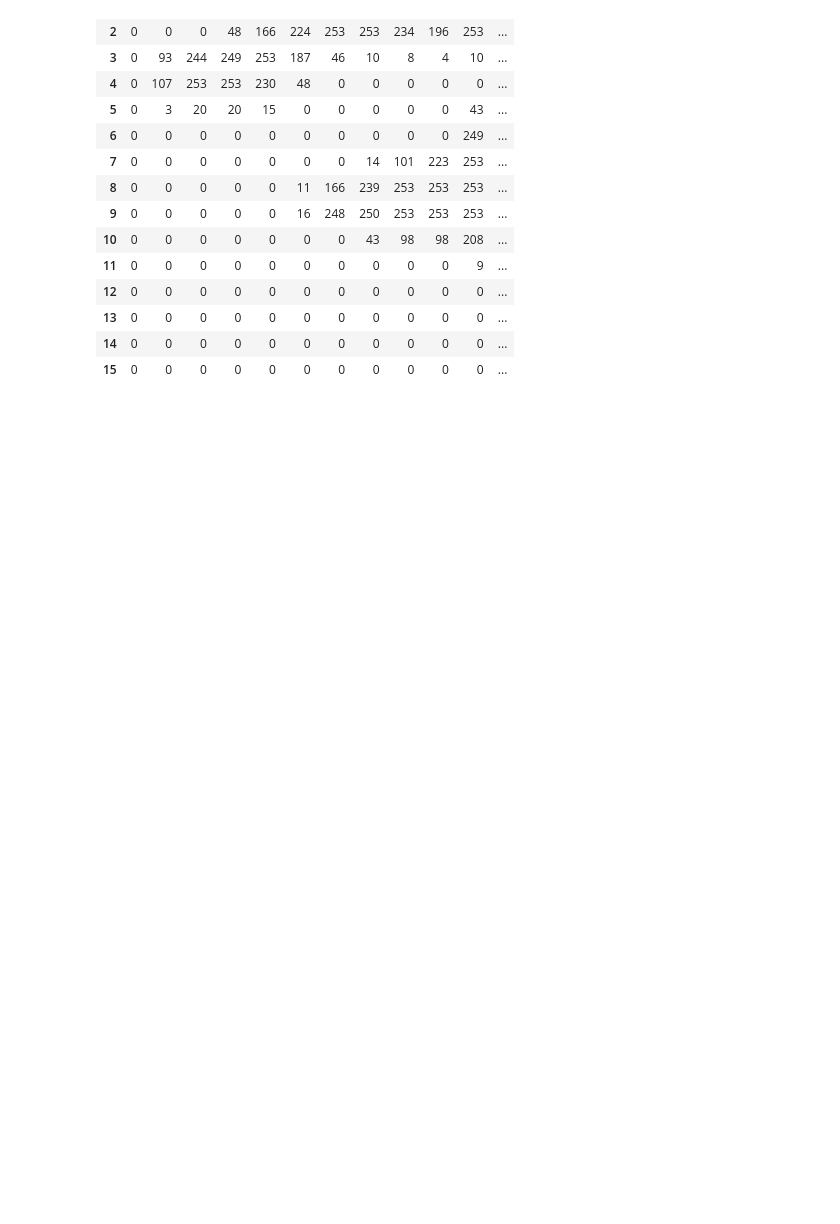
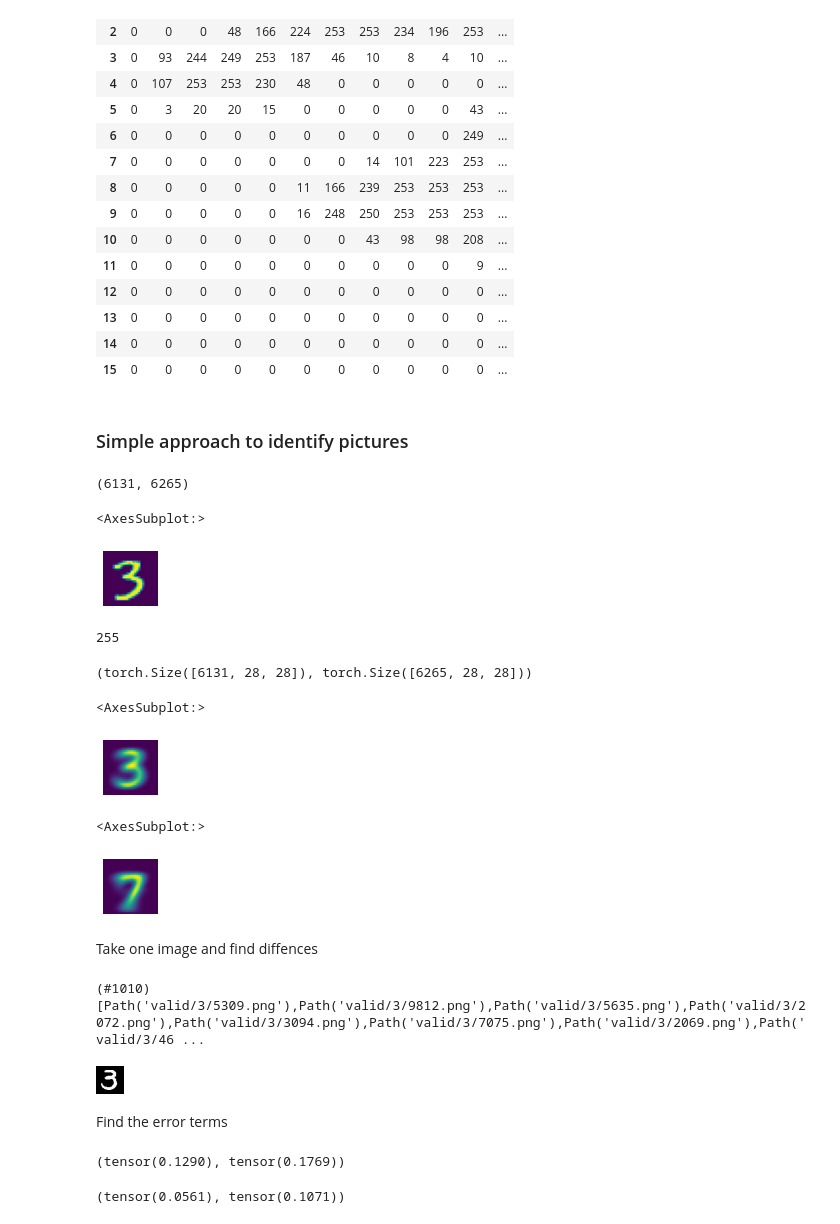
Before and after one commit to harsh1kumar/learning, a Jupyter notebook: fastai/03_mnist.ipynb, the cells around one changed output. Saved outputs shown, nothing was run; the diff lists cells and outputs as text; code cells hidden in the pictures; blank space fills up the shorter version.

Commit message:
[fastai]: Added simple character recognition for MNIST Sample

```diff
--- a/fastai/03_mnist.ipynb
+++ b/fastai/03_mnist.ipynb
@@ -79,3 +83,49 @@ three_df.style.set_properties().background_gradient('Greys')
 | 13 | 0 | 0 | 0 | 0 | 0 | 0 | 0 | 0 | 0 | 0 | 0 | ... |
 | 14 | 0 | 0 | 0 | 0 | 0 | 0 | 0 | 0 | 0 | 0 | 0 | ... |
 | 15 | 0 | 0 | 0 | 0 | 0 | 0 | 0 | 0 | 0 | 0 | 0 | ... |
+# %% [markdown]
+### Simple approach to identify pictures
+# %%
+threes_list = [tensor(Image.open(o)) for o in threes]
+sevens_list = [tensor(Image.open(o)) for o in sevens]
+len(threes_list), len(sevens_list)
+# %% [output]
+(6131, 6265)
+# %%
+show_image(threes_list[1])
+# %% [output]
+<AxesSubplot:>
+[figure, added]
+# %%
+max([int(threes_list[i].max()) for i in range(len(threes_list))])
+# %% [output]
+255
+# %%
+threes_stacked = torch.stack(threes_list).float()/255
+sevens_stacked = torch.stack(sevens_list).float()/255
+threes_stacked.shape, sevens_stacked.shape
+# %% [output]
+(torch.Size([6131, 28, 28]), torch.Size([6265, 28, 28]))
+# %%
+avg_three = threes_stacked.mean(0)
+show_image(avg_three)
+# %% [output]
+<AxesSubplot:>
+[figure, added]
+# %%
+avg_seven = sevens_stacked.mean(0)
+show_image(avg_seven)
+# %% [output]
+<AxesSubplot:>
+[figure, added]
+# %% [markdown]
+Take one image and find diffences
+# %%
+(path/'valid'/'3').ls()
+# %% [output]
+(#1010) [Path('valid/3/5309.png'),Path('valid/3/9812.png'),Path('valid/3/5635.png'),Path('valid/3/2072.png'),Path('valid/3/3094.png'),Path('valid/3/7075.png'),Path('valid/3/2069.png'),Path('valid/3/46 ...
+# %%
+test_image = Image.open((path/'valid'/'3'/'5309.png'))
+test_image
+# %% [output]
+[figure, added]
@@ -81,0 +134,14 @@ three_df.style.set_properties().background_gradient('Greys')
+# %% [markdown]
+Find the error terms
+# %%
+l1_with_3 = (test_image_fin - avg_three).abs().mean()
+l1_with_7 = (test_image_fin - avg_seven).abs().mean()
+l1_with_3, l1_with_7
+# %% [output]
+(tensor(0.1290), tensor(0.1769))
+# %%
+l2_with_3 = ((test_image_fin - avg_three)**2).abs().mean()
+l2_with_7 = ((test_image_fin - avg_seven)**2).abs().mean()
+l2_with_3, l2_with_7
+# %% [output]
+(tensor(0.0561), tensor(0.1071))
```
Also changed, not shown: parts of 8 cells of this notebook.
